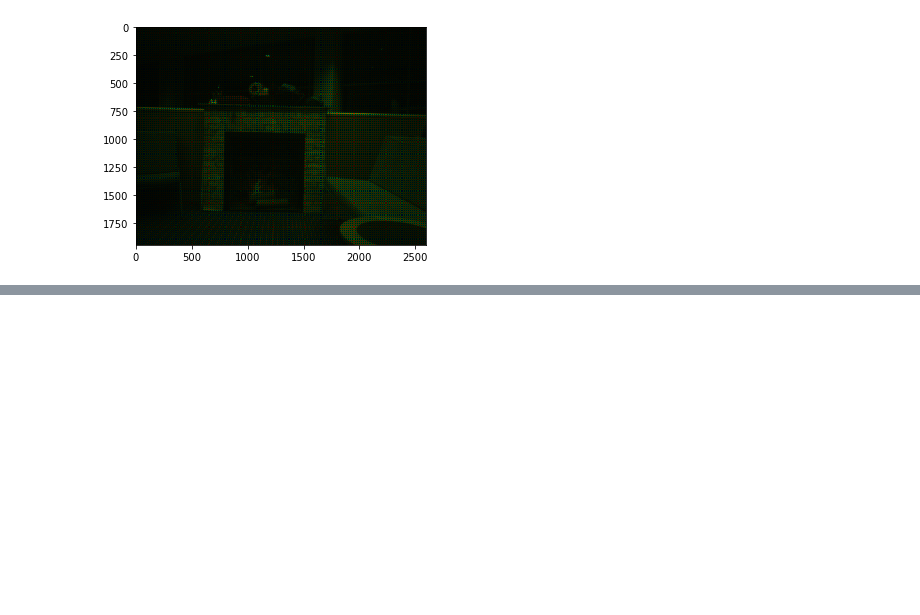
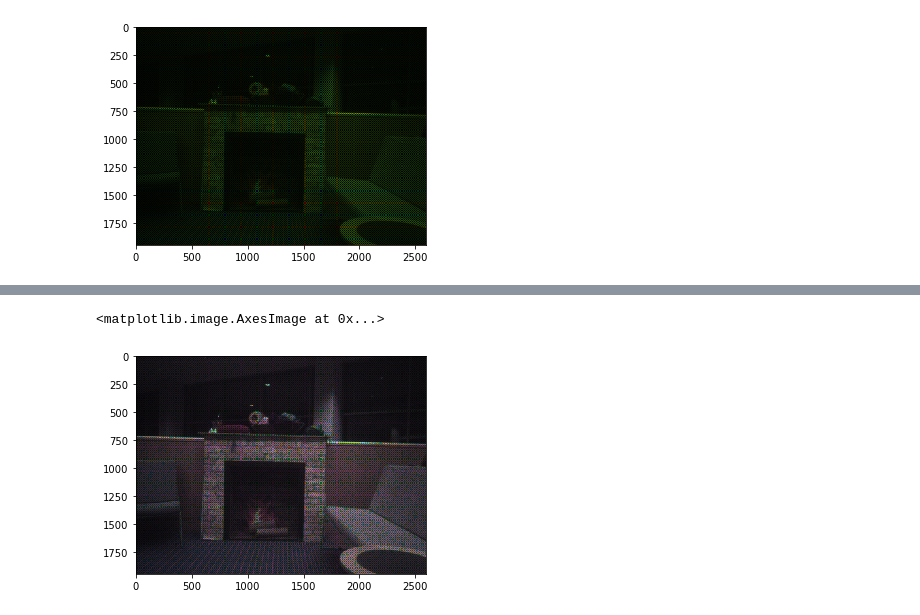
Before and after one commit to newsch/wonky-bobbin, a Jupyter notebook: DebayeringTests.ipynb, the cells around one changed output, grey strips where cells are left out. Cells and saved outputs as stored; diff of their text form; code cells hidden in the pictures; blank space fills up the shorter version.

```diff
--- a/DebayeringTests.ipynb
+++ b/DebayeringTests.ipynb
@@ -86,0 +102,17 @@ ValueError: The truth value of an array with more than one element is ambiguous.
+# %%
+#This is the real way to do the last bit of interpolation
+for i in range(1,m-2):
+    for j in range(1,n-2):
+        if R[i,j] == 0 and G[i,j] ==0:
+            NE = abs(B[i-1,j+1] - B[i+1, j-1]) + abs(R[i-1,j-1] - R[i+1,j-1]) + abs( R[i+1,j-1] + R[i+1,j+1])
+            R_n[i,j] == ( +)/4 + B[i,j]
+        elif B[i,j] == 0 and G[i,j]==0:
+            B_n[i,j] = (B[i-1,j-1] + B[i+1,j-1] + B_n[i+1,j-1] + B_n[i+1,j+1])/4  + R[i,j]
+# %%
+temp[:,:,0] = R_n[:,:]
+temp[:,:,2] = B_n[:,:]
+
+plt.imshow(temp/255)
+# %% [output]
+<matplotlib.image.AxesImage at 0x...>
+[figure, added]
```
Also changed, not shown: parts of 10 cells of this notebook.
